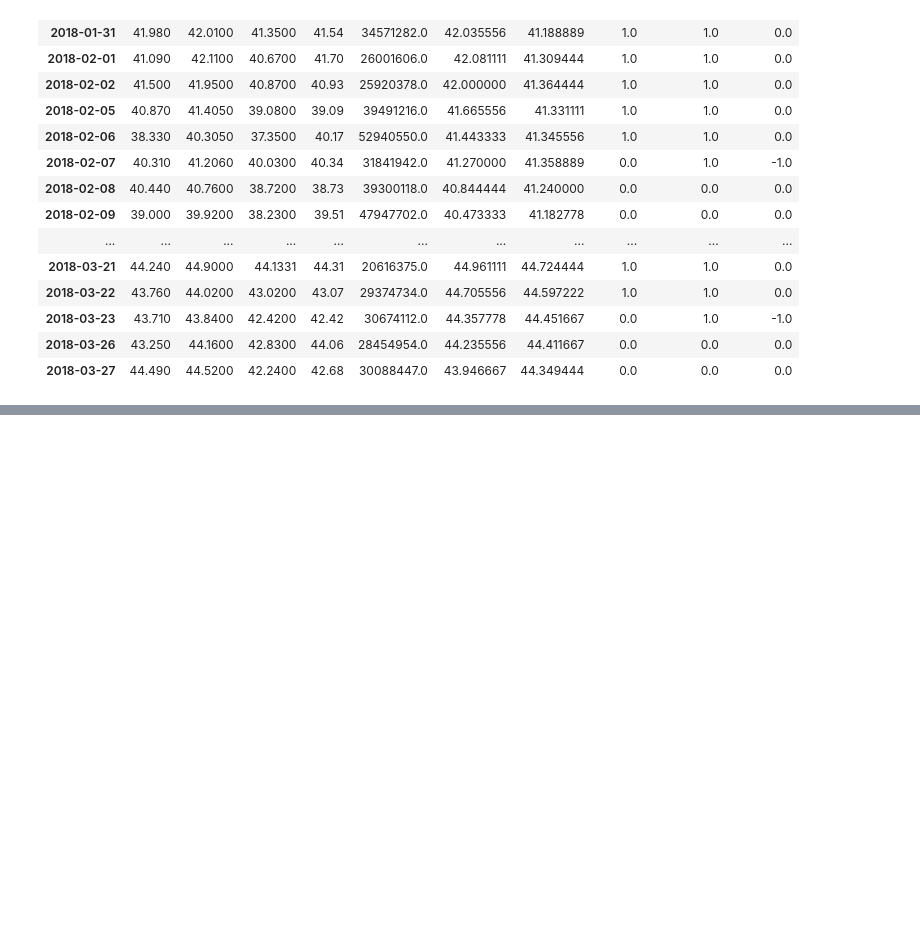
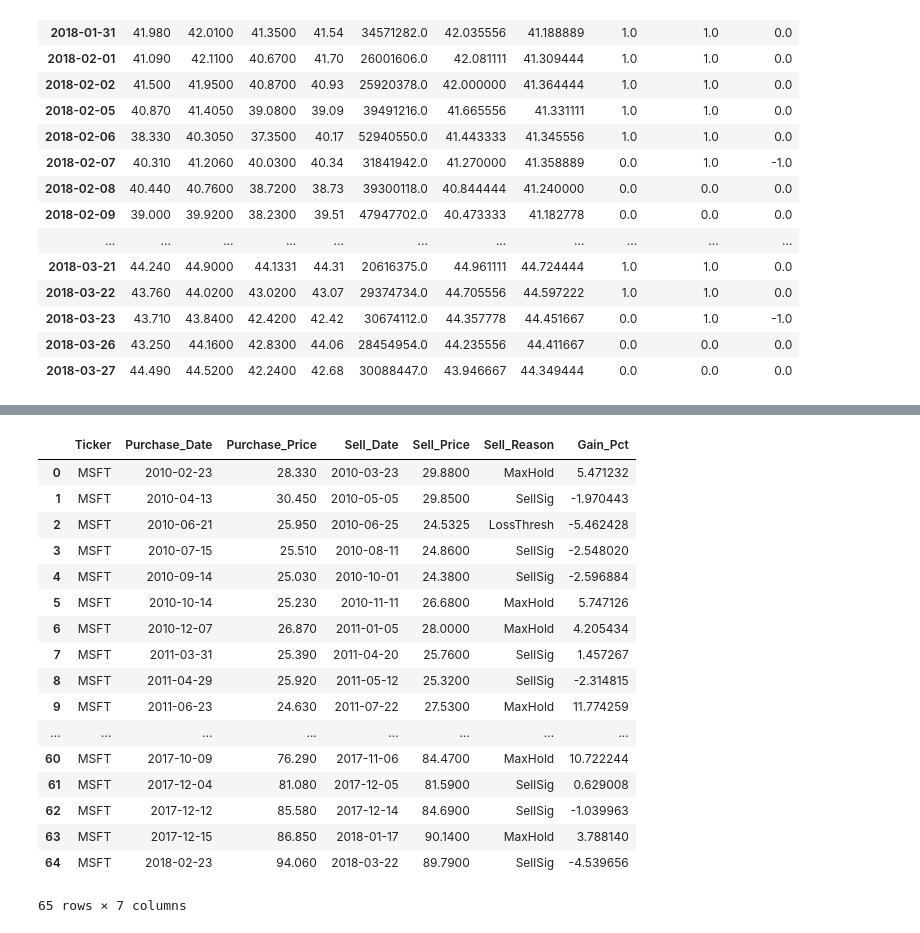
Before and after one commit to focods/neural-net-stock-trading, a Jupyter notebook: Data Wrangler.ipynb, the cells around one changed output, grey strips where cells are left out. Cells and saved outputs as stored; diff of their text form; code cells hidden in the pictures; blank space fills up the shorter version.

```diff
--- a/Data Wrangler.ipynb
+++ b/Data Wrangler.ipynb
@@ -360,0 +553,21 @@ saleResult(bd, dow_data,loss_thresh=0.01)
+# %%
+getPurchases('MSFT',loss_thresh=0.05)
+# %% [output]
+|  | Ticker | Purchase_Date | Purchase_Price | Sell_Date | Sell_Price | Sell_Reason | Gain_Pct |
+| 0 | MSFT | 2010-02-23 | 28.330 | 2010-03-23 | 29.8800 | MaxHold | 5.471232 |
+| 1 | MSFT | 2010-04-13 | 30.450 | 2010-05-05 | 29.8500 | SellSig | -1.970443 |
+| 2 | MSFT | 2010-06-21 | 25.950 | 2010-06-25 | 24.5325 | LossThresh | -5.462428 |
+| 3 | MSFT | 2010-07-15 | 25.510 | 2010-08-11 | 24.8600 | SellSig | -2.548020 |
+| 4 | MSFT | 2010-09-14 | 25.030 | 2010-10-01 | 24.3800 | SellSig | -2.596884 |
+| 5 | MSFT | 2010-10-14 | 25.230 | 2010-11-11 | 26.6800 | MaxHold | 5.747126 |
+| 6 | MSFT | 2010-12-07 | 26.870 | 2011-01-05 | 28.0000 | MaxHold | 4.205434 |
+| 7 | MSFT | 2011-03-31 | 25.390 | 2011-04-20 | 25.7600 | SellSig | 1.457267 |
+| 8 | MSFT | 2011-04-29 | 25.920 | 2011-05-12 | 25.3200 | SellSig | -2.314815 |
+| 9 | MSFT | 2011-06-23 | 24.630 | 2011-07-22 | 27.5300 | MaxHold | 11.774259 |
+| ... | ... | ... | ... | ... | ... | ... | ... |
+| 60 | MSFT | 2017-10-09 | 76.290 | 2017-11-06 | 84.4700 | MaxHold | 10.722244 |
+| 61 | MSFT | 2017-12-04 | 81.080 | 2017-12-05 | 81.5900 | SellSig | 0.629008 |
+| 62 | MSFT | 2017-12-12 | 85.580 | 2017-12-14 | 84.6900 | SellSig | -1.039963 |
+| 63 | MSFT | 2017-12-15 | 86.850 | 2018-01-17 | 90.1400 | MaxHold | 3.788140 |
+| 64 | MSFT | 2018-02-23 | 94.060 | 2018-03-22 | 89.7900 | SellSig | -4.539656 |
+65 rows × 7 columns
```
Also changed, not shown: parts of 18 cells of this notebook.
